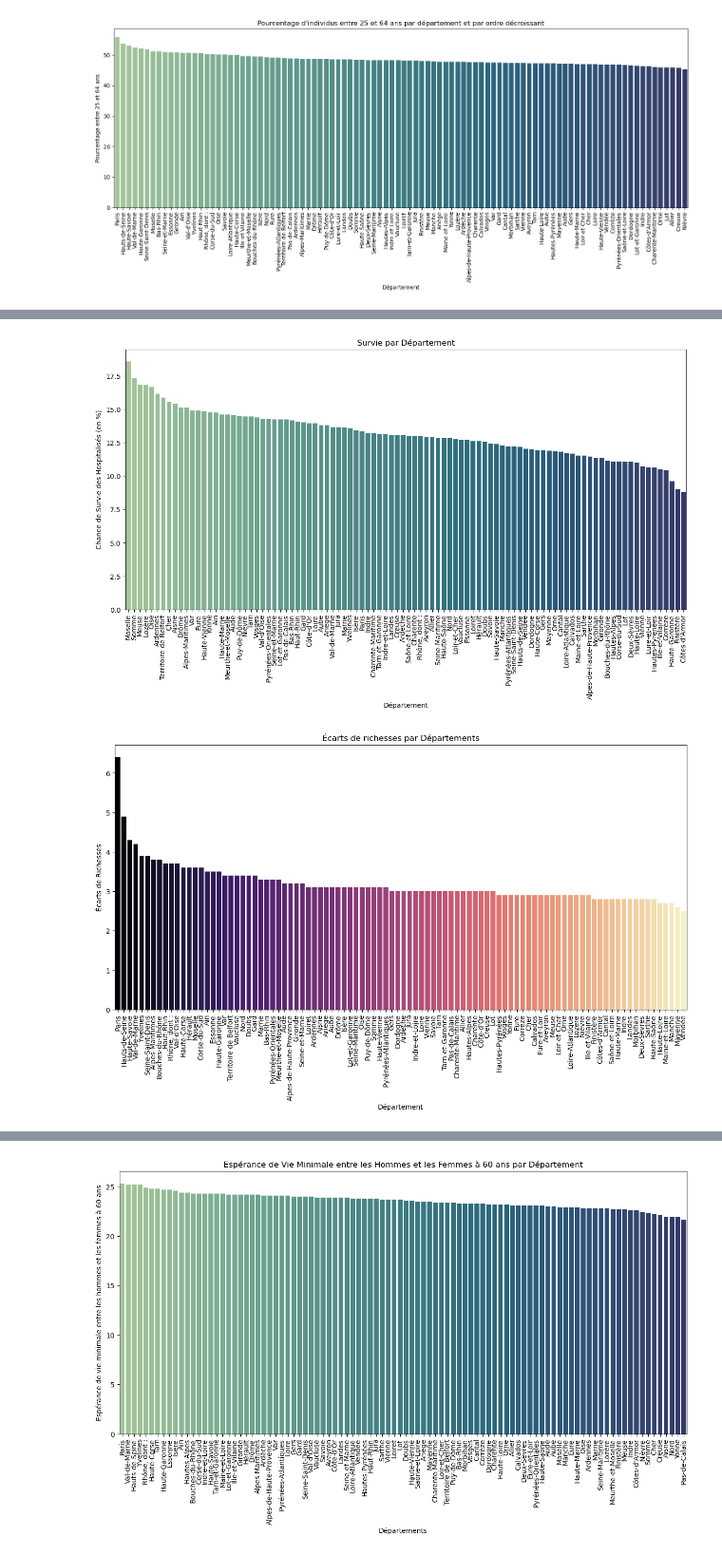
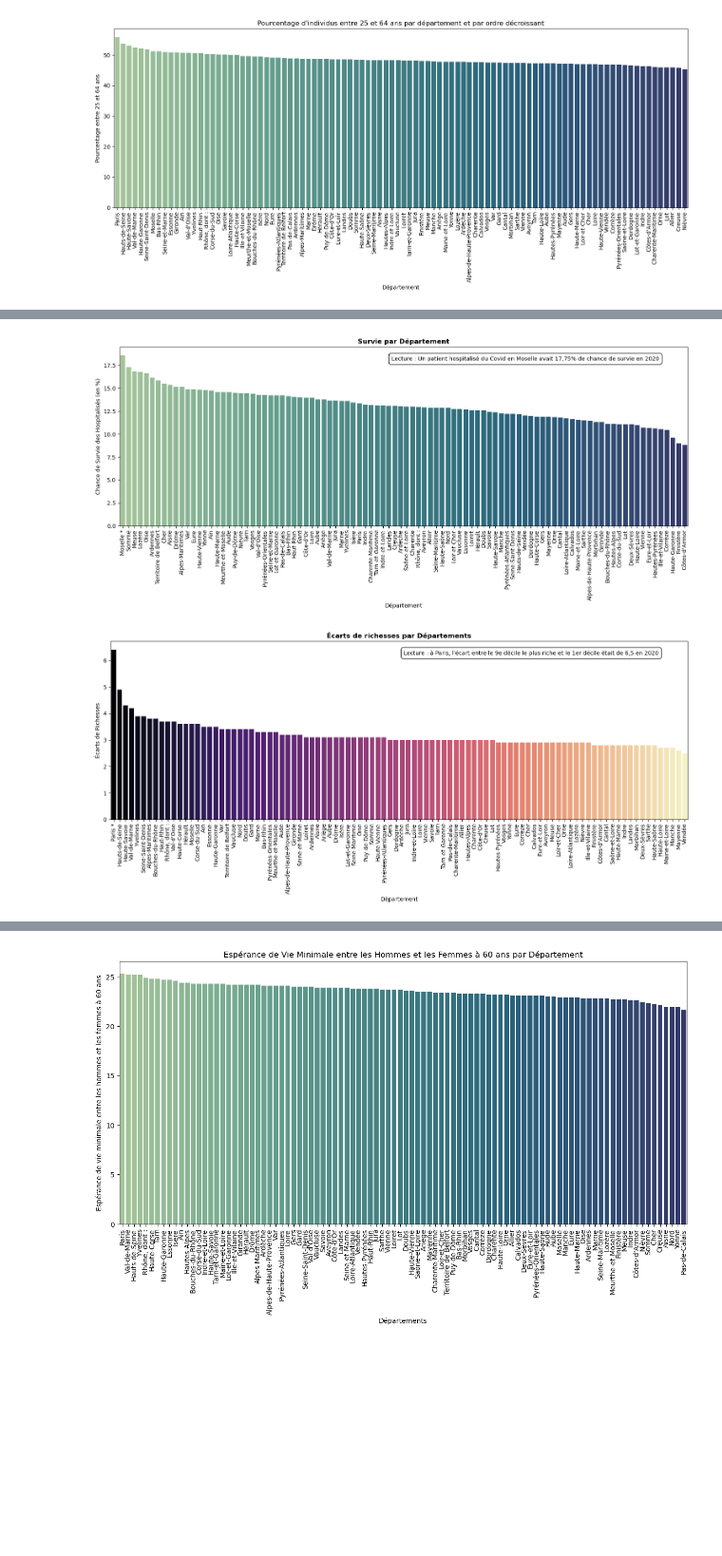
Before and after one commit to gabrielfrancois/DS_Covid, a Jupyter notebook: stats.ipynb, the cells around one changed output, grey strips where cells are left out. Shown at 95% size. Cells and saved outputs as stored; diff of their text form; code cells hidden in the pictures; blank space fills up the shorter version.

```diff
--- a/stats.ipynb
+++ b/stats.ipynb
@@ -57,29 +46,61 @@ plt.show()
 # %%
-""" Représentons par un barplot les différentes chances de survie à une hospitalisation de la Covid selon le départemet d'hospitalisation"""
+""" Représentons par un barplot les différentes chances de survie à une hospitalisation de la Covid selon le département d'hospitalisation"""
 df_visu["chance_de_survie"] = ((df_visu["nb hospitalisations"]/df_visu["nb deces"])**-1)*100
 sort_chance_de_survie = df_visu.sort_values(by = "chance_de_survie", ascending=False)
 
 plt.figure(figsize=(15,7))
-sns.barplot(x="nom_dep", y="chance_de_survie", data=sort_chance_de_survie,palette = "crest")
+ax=sns.barplot(x="nom_dep", y="chance_de_survie", data=sort_chance_de_survie,palette = "crest")
 plt.xticks(rotation=90)
-plt.title("Survie par Département")
+plt.title("Survie par Département", fontweight='bold')
 plt.xlabel("Département")
 plt.ylabel("Chance de Survie des Hospitalisés (en %)")
+
+# on insère la légende :
+# ajout de l'asterisque
+labels = ax.get_xticklabels()
+labels[0] = labels[0].get_text() + ' *'
+ax.set_xticklabels(labels)
+
+# Ajout de la légende
+plt.text(0.95, 0.95, 'Lecture : Un patient hospitalisé du Covid en Moselle avait 17,75% de chance de survie en 2020',
+         horizontalalignment='right',
+         verticalalignment='top',
+         transform=ax.transAxes,
+         fontsize=10,
+         bbox=dict(facecolor='white', edgecolor='black', boxstyle='round,pad=0.5'))
+plt.tight_layout()
+
 plt.show()
 # %% [output]
-[figure, old version]
+[figure, new version]
 # %%
 """Classement des départements par rapport au niveau de vie (rapport interdécile)"""
 sort_niveau_de_vie = df_visu.sort_values(by="rapport nv_vie interdécile D9/D1", ascending=False)
 plt.figure(figsize=(15,7))
-sns.barplot(x="nom_dep", y="rapport nv_vie interdécile D9/D1", data=sort_niveau_de_vie, palette="magma")
+ax = sns.barplot(x="nom_dep", y="rapport nv_vie interdécile D9/D1", data=sort_niveau_de_vie, palette="magma")
 plt.xticks(rotation=90)
-plt.title("Écarts de richesses par Départements")
+plt.title("Écarts de richesses par Départements", fontweight="bold")
 plt.xlabel("Département")
 plt.ylabel("Écarts de Richesses")
+
+# on insère la légende :
+# ajout de l'asterisque
+labels = ax.get_xticklabels()
+labels[0] = labels[0].get_text() + ' *'
+ax.set_xticklabels(labels)
+
+# Ajout de la légende
+plt.text(0.95, 0.95, 'Lecture : à Paris, l\'écart entre le 9e décile le plus riche et le 1er décile était de 6,5 en 2020',
+         horizontalalignment='right',
+         verticalalignment='top',
+         transform=ax.transAxes,
+         fontsize=10,
+         bbox=dict(facecolor='white', edgecolor='black', boxstyle='round,pad=0.5'))
+plt.tight_layout()
+
 plt.show()
 # %% [output]
-[figure, old version]
+[figure, new version]
 # %%
 """Classement des départements par rapport au nombre d'établissements de santé pour 100 000 habitants(utiles pour le soin de la Covid)"""
 df_visu["etab_sante_ponderate"] = df_visu["nb_etab_sante"]/df_visu["pop_totale"]*100_000
```
Also changed, not shown: parts of 10 cells of this notebook.
